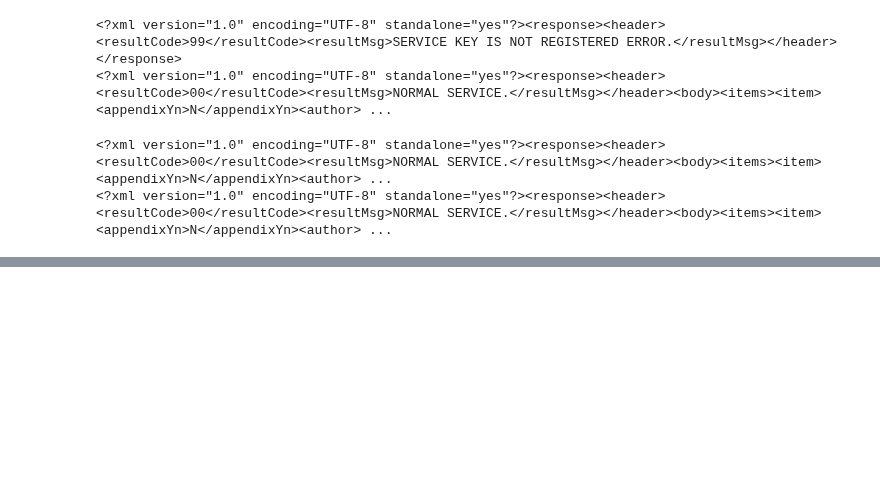
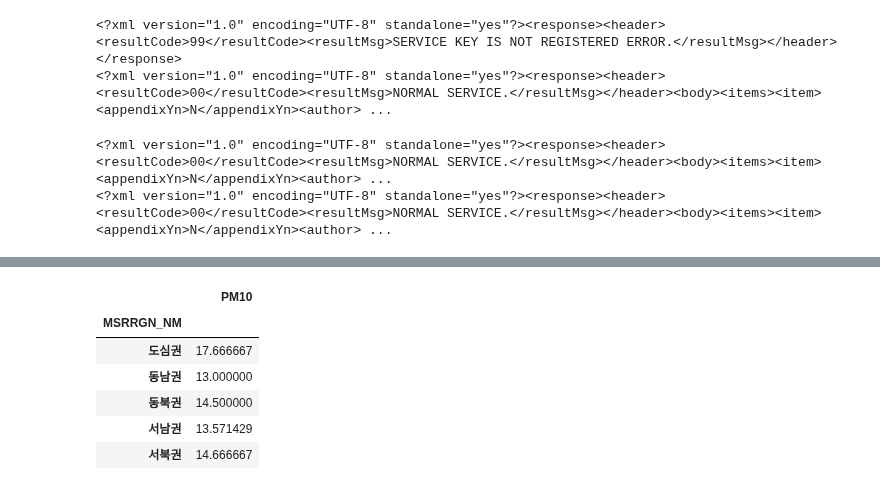
Before and after one commit to smu405/s, a Jupyter notebook: ds2_open_data.ipynb, the cells around one changed output, grey strips where cells are left out. Cells and saved outputs as stored; diff of their text form; code cells hidden in the pictures; blank space fills up the shorter version.

```diff
--- a/ds2_open_data.ipynb
+++ b/ds2_open_data.ipynb
@@ -3455,0 +4181,10 @@ Writing src/ds_open_library.py
+# %%
+df.groupby('MSRRGN_NM').agg({'PM10': 'mean'})
+# %% [output]
+|  | PM10 |
+| MSRRGN_NM |  |
+| 도심권 | 17.666667 |
+| 동남권 | 13.000000 |
+| 동북권 | 14.500000 |
+| 서남권 | 13.571429 |
+| 서북권 | 14.666667 |
```
Also changed, not shown: parts of 96 cells of this notebook, 1 other file.
